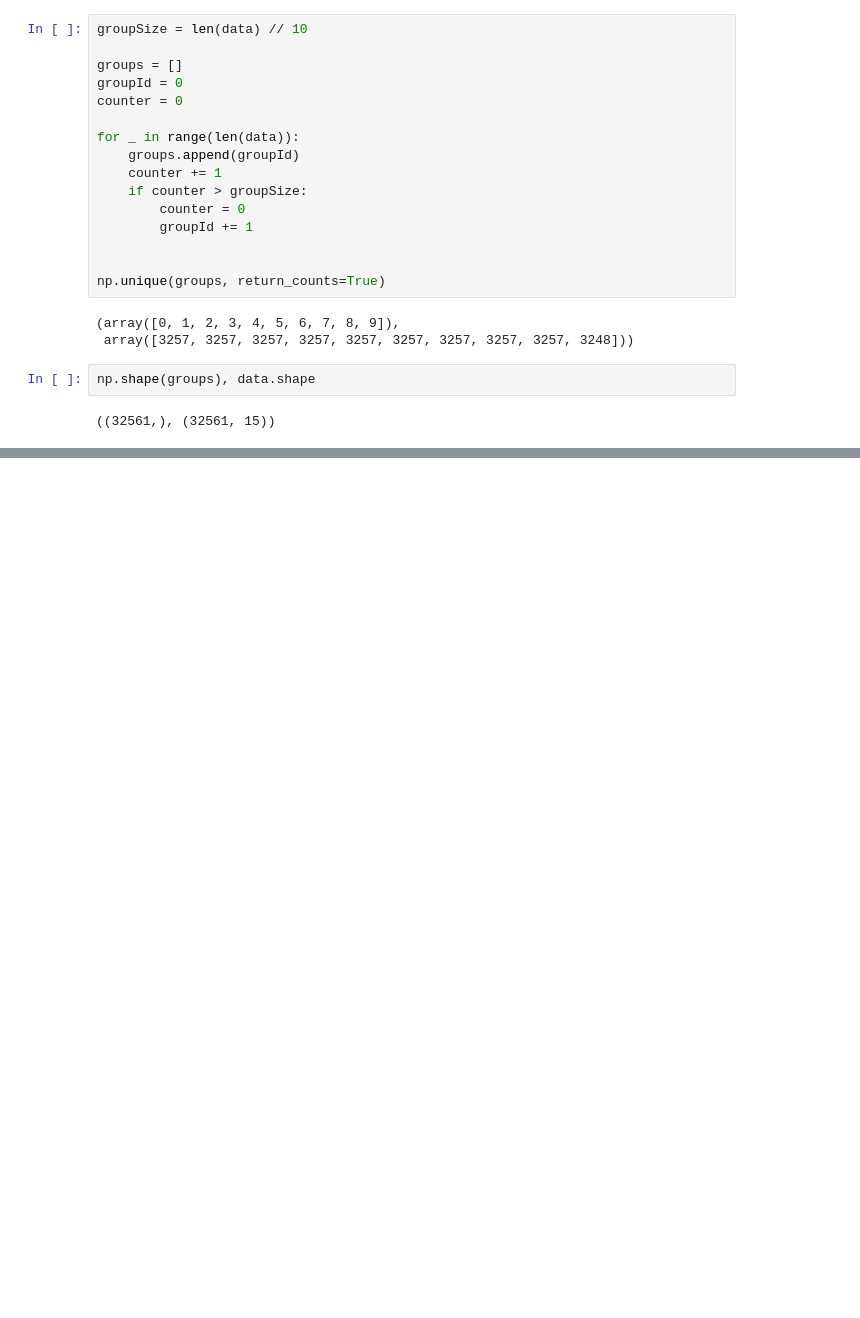
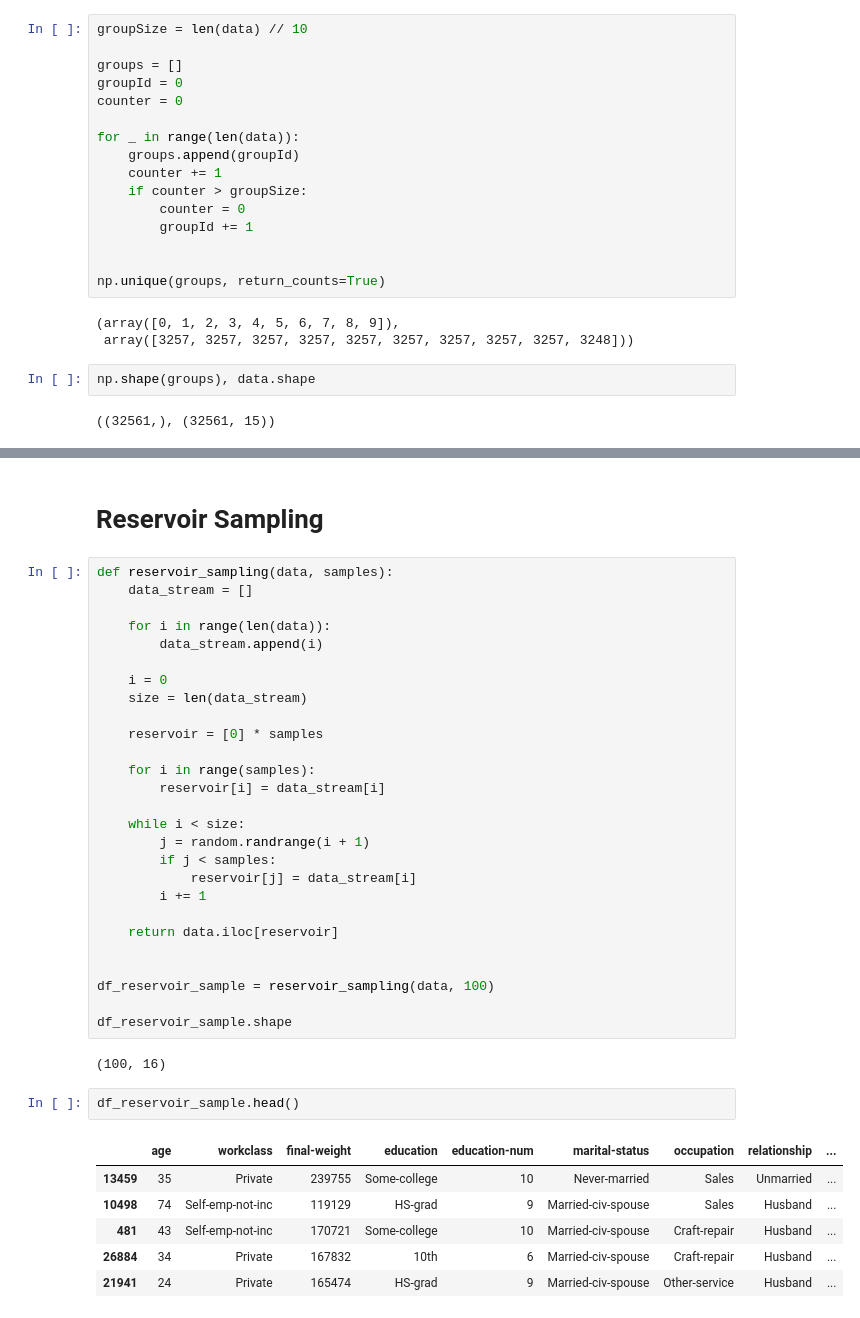
Before and after one commit to Dionmax/BurningMyBrain, a Jupyter notebook: EstatisticaDataScience/Sampling.ipynb, the cells around one changed output, grey strips where cells are left out. Drawn from its saved outputs; the diff is of its cells as text; blank space fills up the shorter version.

Commit message:
Studies Sample

```diff
--- a/EstatisticaDataScience/Sampling.ipynb
+++ b/EstatisticaDataScience/Sampling.ipynb
@@ -181,0 +227,40 @@ df_group_sample.head()
+# %% [markdown]
+# Reservoir Sampling
+# %%
+def reservoir_sampling(data, samples):
+    data_stream = []
+
+    for i in range(len(data)):
+        data_stream.append(i)
+
+    i = 0
+    size = len(data_stream)
+
+    reservoir = [0] * samples
+
+    for i in range(samples):
+        reservoir[i] = data_stream[i]
+
+    while i < size:
+        j = random.randrange(i + 1)
+        if j < samples:
+            reservoir[j] = data_stream[i]
+        i += 1
+
+    return data.iloc[reservoir]
+
+
+df_reservoir_sample = reservoir_sampling(data, 100)
+
+df_reservoir_sample.shape
+# %% [output]
+(100, 16)
+# %%
+df_reservoir_sample.head()
+# %% [output]
+|  | age | workclass | final-weight | education | education-num | marital-status | occupation | relationship | ... |
+| 13459 | 35 | Private | 239755 | Some-college | 10 | Never-married | Sales | Unmarried | ... |
+| 10498 | 74 | Self-emp-not-inc | 119129 | HS-grad | 9 | Married-civ-spouse | Sales | Husband | ... |
+| 481 | 43 | Self-emp-not-inc | 170721 | Some-college | 10 | Married-civ-spouse | Craft-repair | Husband | ... |
+| 26884 | 34 | Private | 167832 | 10th | 6 | Married-civ-spouse | Craft-repair | Husband | ... |
+| 21941 | 24 | Private | 165474 | HS-grad | 9 | Married-civ-spouse | Other-service | Husband | ... |
```
Also changed, not shown: parts of 16 cells of this notebook.
